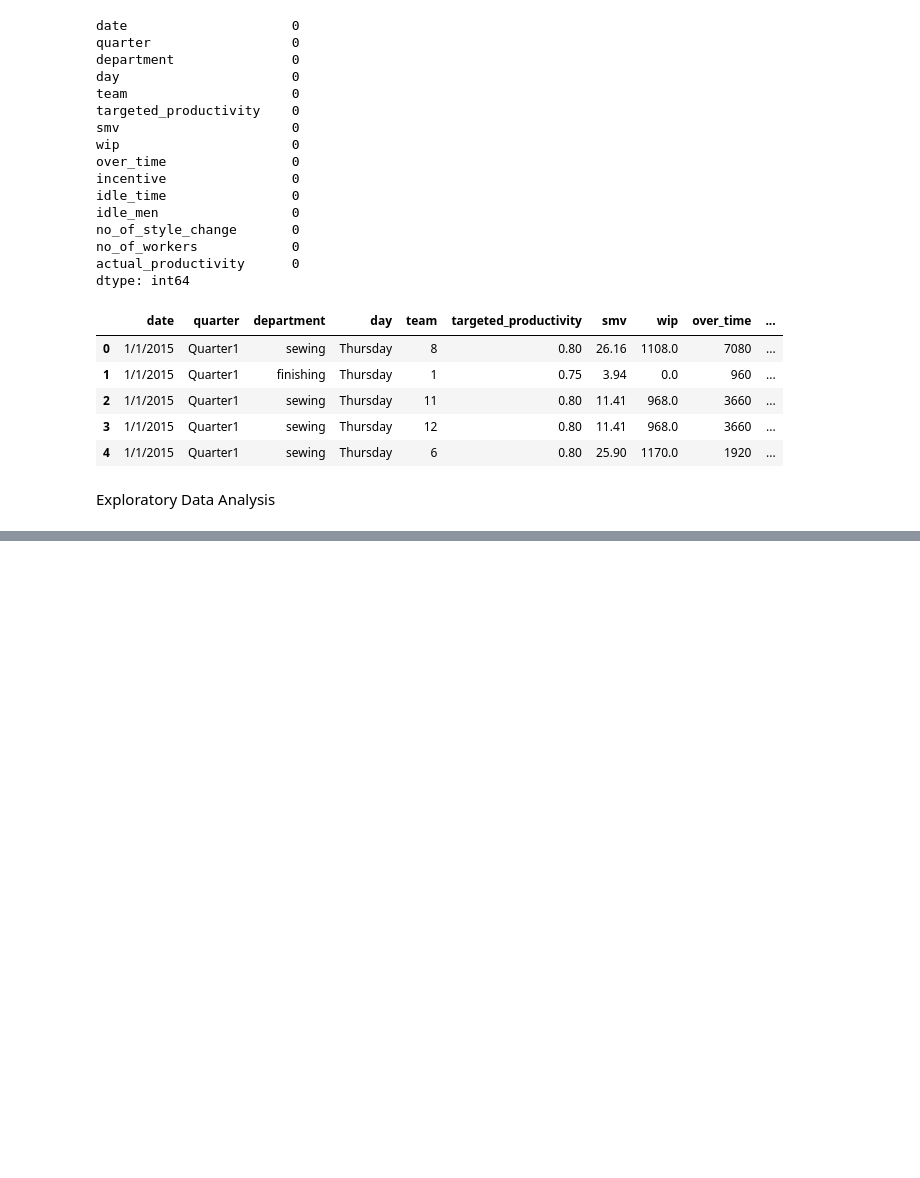
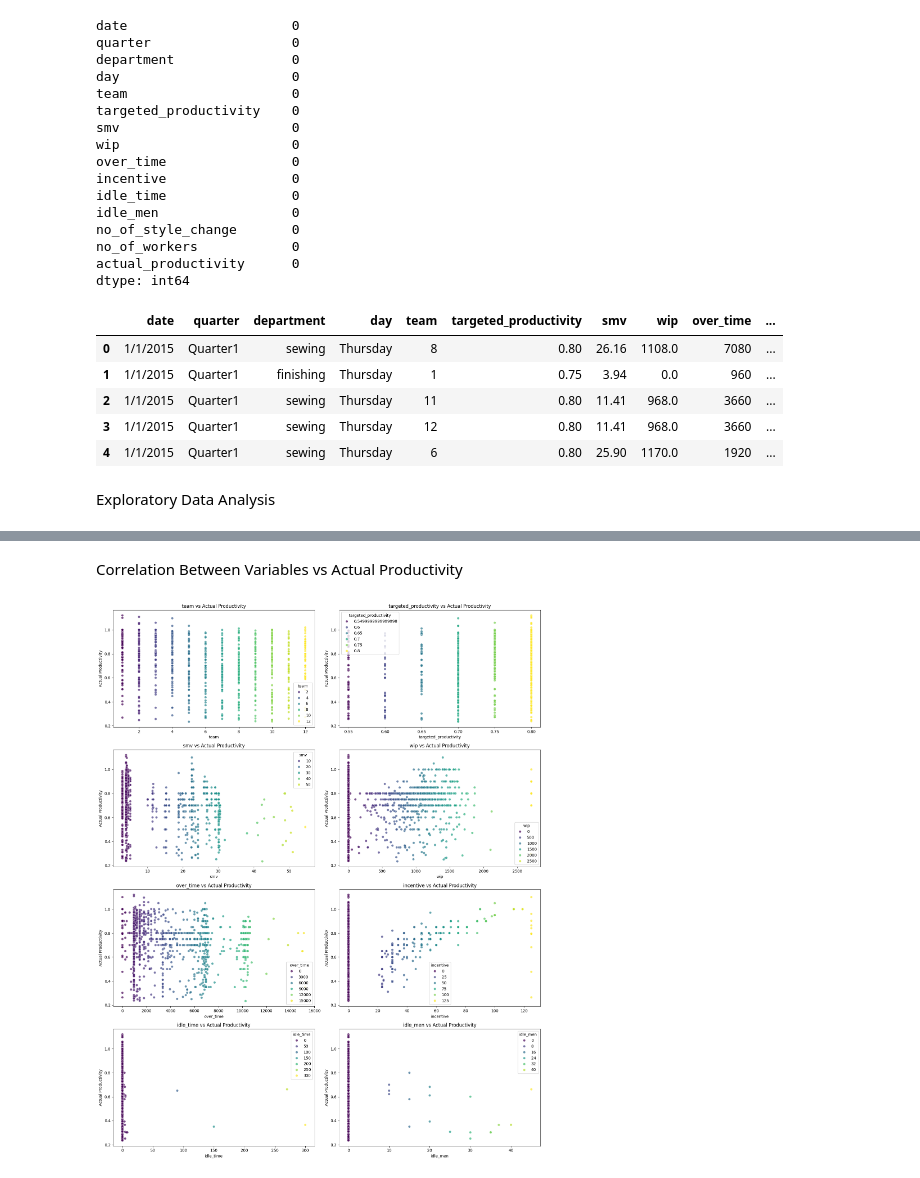
Before and after one commit to bagassarendra/GarmentWorkerProductivity-CapstoneProject, a Jupyter notebook: CapstoneProject.ipynb, the cells around one changed output, grey strips where cells are left out. Cells and saved outputs as stored; diff of their text form; code cells hidden in the pictures; blank space fills up the shorter version.

```diff
--- a/CapstoneProject.ipynb
+++ b/CapstoneProject.ipynb
@@ -267,0 +391,26 @@ Exploratory Data Analysis
+# %% [markdown]
+Correlation Between Variables vs Actual Productivity
+# %%
+variables = [
+    'team',
+    'targeted_productivity',
+    'smv',
+    'wip',
+    'over_time',
+    'incentive',
+    'idle_time',
+    'idle_men'
+]
+
+plt.figure(figsize=(16, 20))
+for i, var in enumerate(variables, start=1):
+    plt.subplot(4, 2, i)
+    sns.scatterplot(data=dataset, x=var, y='actual_productivity', hue=var, alpha=0.7, palette='viridis')
+    plt.title(f'{var} vs Actual Productivity', fontsize=12)
+    plt.xlabel(var)
+    plt.ylabel('Actual Productivity')
+
+plt.tight_layout()
+plt.show()
+# %% [output]
+[figure, added]
```
Also changed, not shown: parts of 13 cells of this notebook.
